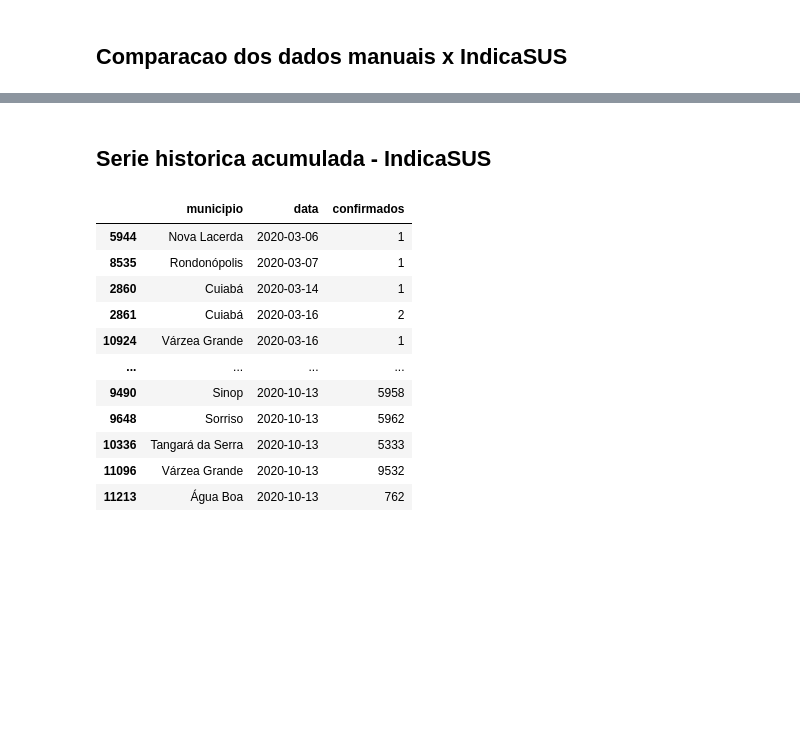
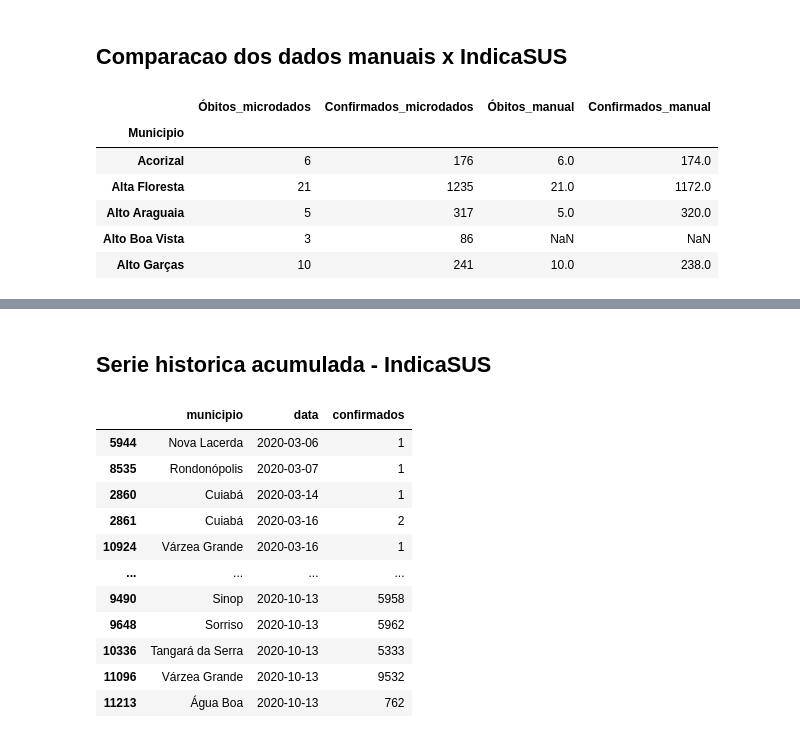
Before and after one commit to fernandascovino/brasilio_covid19_data, a Jupyter notebook: mt_analysis/br_mt_microdados.ipynb, the cells around one changed output, grey strips where cells are left out. Cells and saved outputs as stored; diff of their text form; code cells hidden in the pictures; blank space fills up the shorter version.

```diff
--- a/mt_analysis/br_mt_microdados.ipynb
+++ b/mt_analysis/br_mt_microdados.ipynb
@@ -161,3 +191,13 @@ microdados['2020-09-17'] = microdados['2020-09-17'].join(
 microdados['2020-09-02'] = microdados['2020-09-02'].join(
     compare_20200902.set_index("Municípios")[["Óbitos", "Confirmados"]],
     lsuffix="_microdados",rsuffix="_manual")
+# %%
+microdados['2020-09-17'].head()
+# %% [output]
+|  | Óbitos_microdados | Confirmados_microdados | Óbitos_manual | Confirmados_manual |
+| Municipio |  |  |  |  |
+| Acorizal | 6 | 176 | 6.0 | 174.0 |
+| Alta Floresta | 21 | 1235 | 21.0 | 1172.0 |
+| Alto Araguaia | 5 | 317 | 5.0 | 320.0 |
+| Alto Boa Vista | 3 | 86 | NaN | NaN |
+| Alto Garças | 10 | 241 | 10.0 | 238.0 |
```
Also changed, not shown: parts of 13 cells of this notebook.
